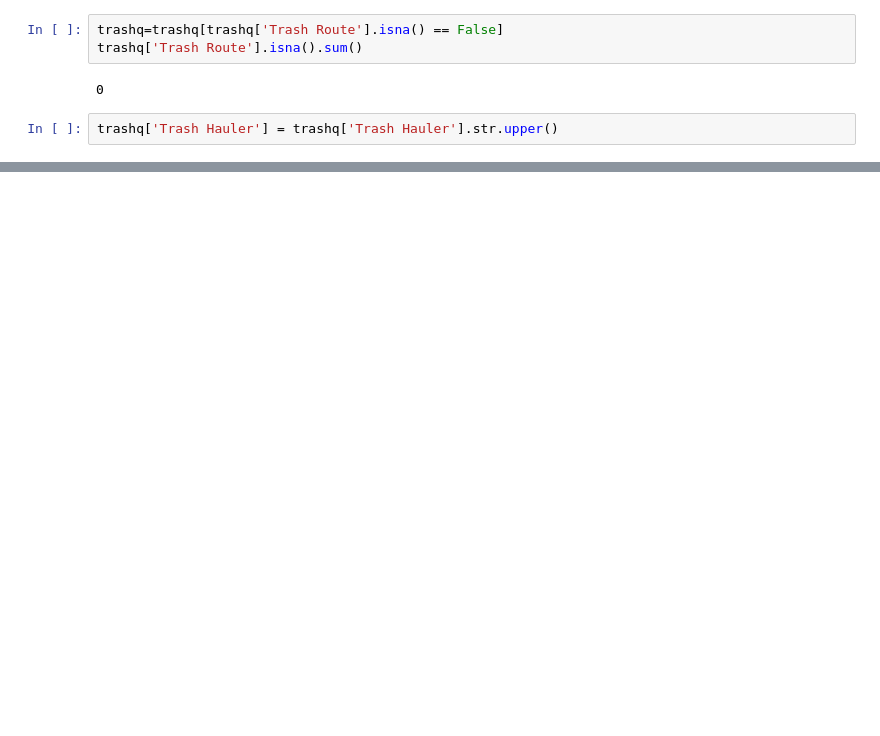
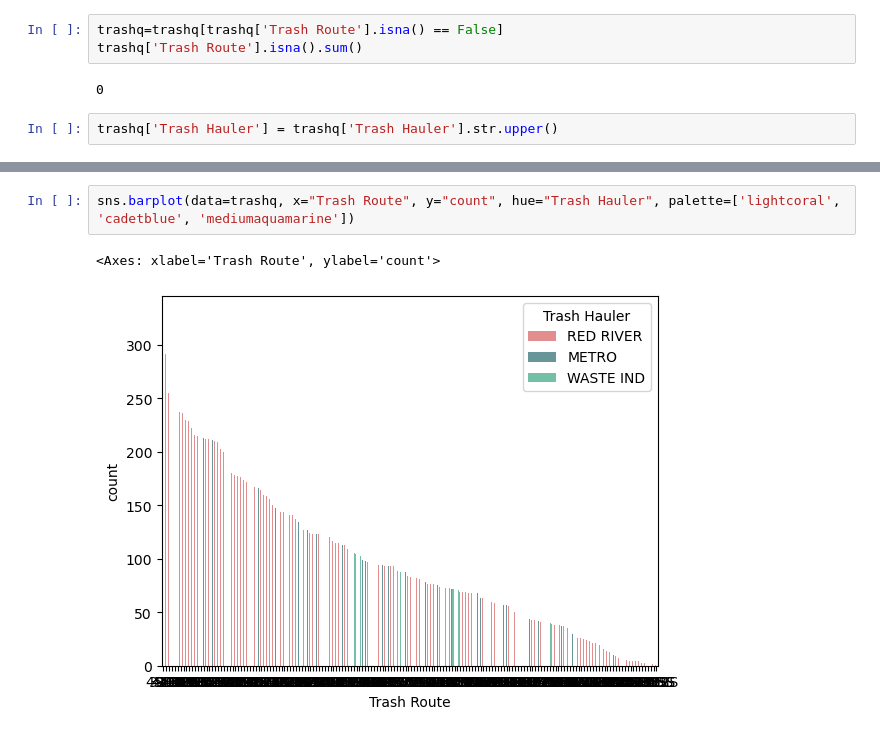
Before and after one commit to NewForce-Cohort-10-Data/trash-haulers-cache-me-outside, a Jupyter notebook: notebooks/Question 5.ipynb, the cells around one changed output, grey strips where cells are left out. Saved outputs shown, nothing was run; the diff lists cells and outputs as text; blank space fills up the shorter version.

```diff
--- a/notebooks/Question 5.ipynb
+++ b/notebooks/Question 5.ipynb
@@ -216 +320,6 @@ trashq['Trash Hauler'] = trashq['Trash Hauler'].str.upper()
+# %%
+sns.barplot(data=trashq, x="Trash Route", y="count", hue="Trash Hauler", palette=['lightcoral', 'cadetblue', 'mediumaquamarine'])
+# %% [output]
+<Axes: xlabel='Trash Route', ylabel='count'>
+[figure, added]
 # %%
```
Also changed, not shown: parts of 41 cells of this notebook, 4 other files.
